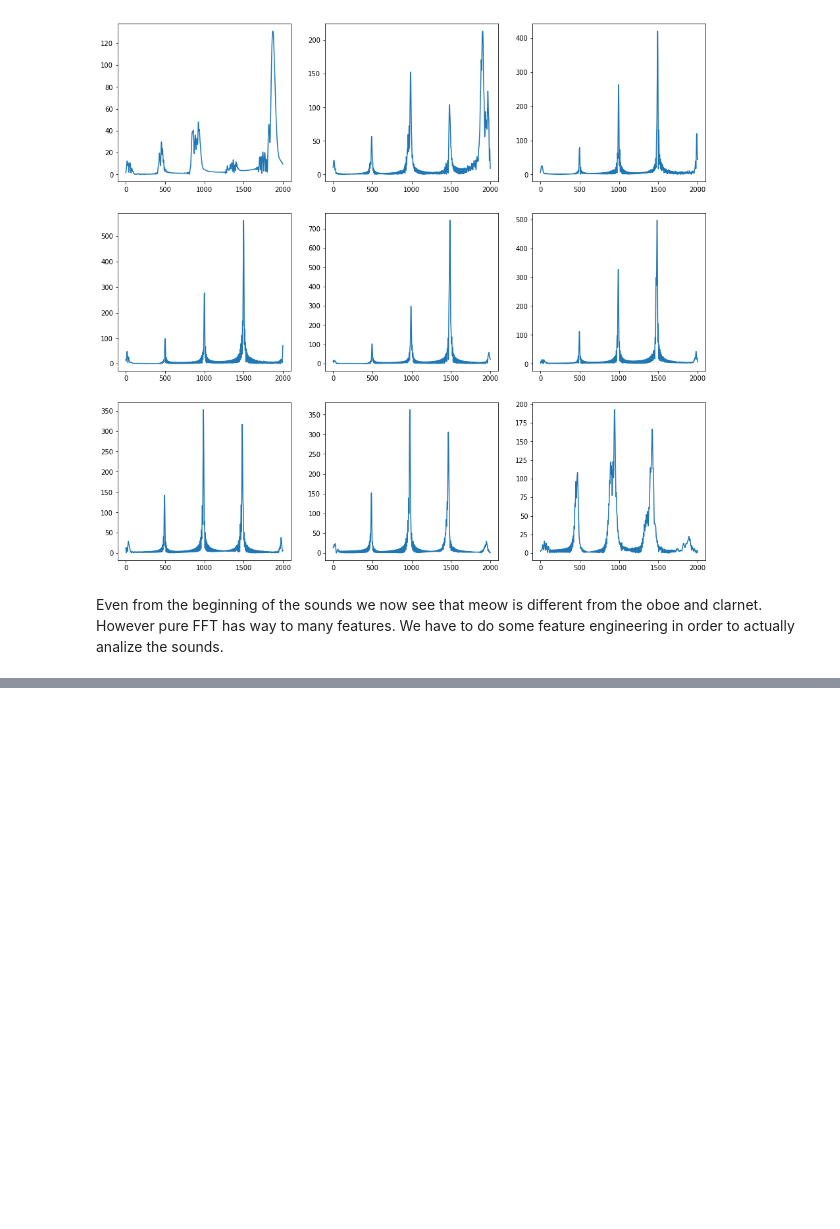
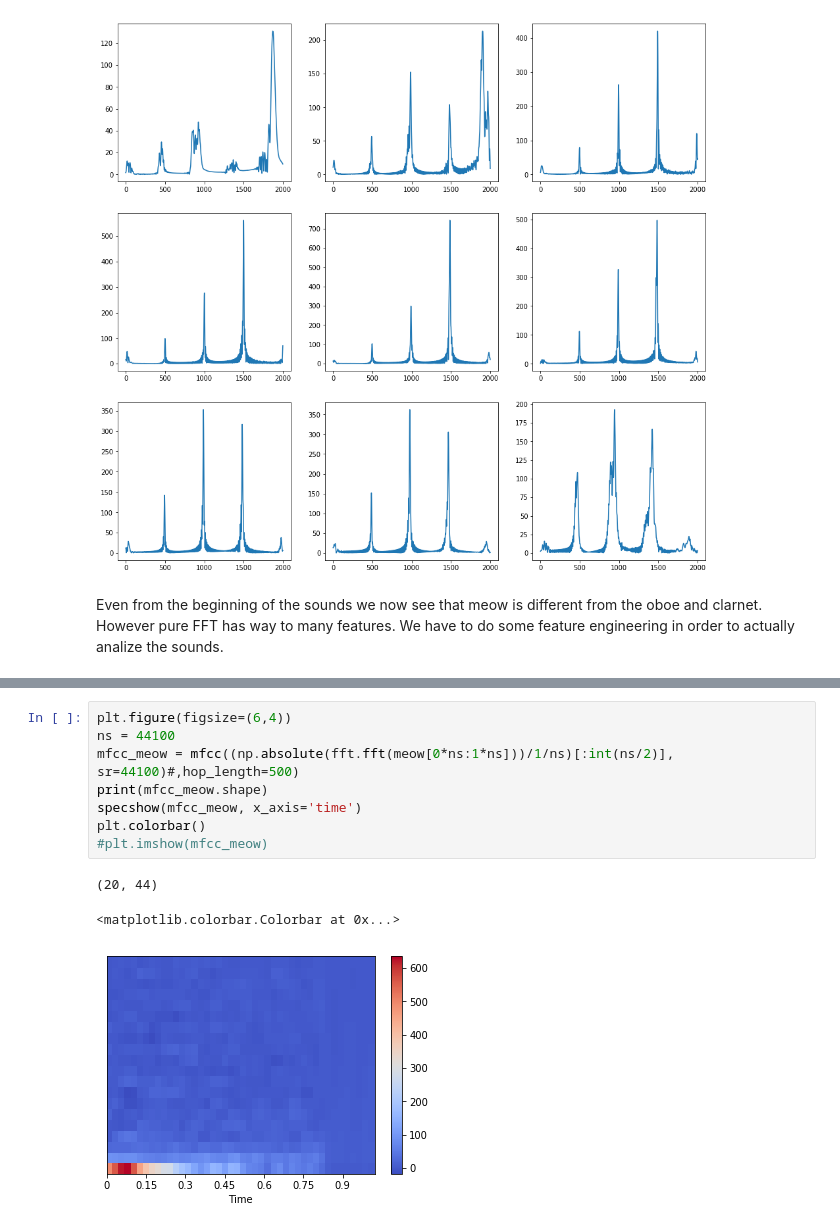
Before and after one commit to gelisa/kaggle_sound, a Jupyter notebook: sandbox.ipynb, the cells around one changed output, grey strips where cells are left out. Cells and saved outputs as stored; diff of their text form; blank space fills up the shorter version.

Commit message:
mfcc added
	modified:   sandbox.ipynb

```diff
--- a/sandbox.ipynb
+++ b/sandbox.ipynb
@@ -180,0 +225,12 @@ Even from the beginning of the sounds we now see that meow is different from the
+# %%
+plt.figure(figsize=(6,4))
+ns = 44100
+mfcc_meow = mfcc((np.absolute(fft.fft(meow[0*ns:1*ns]))/1/ns)[:int(ns/2)], sr=44100)#,hop_length=500)
+print(mfcc_meow.shape)
+specshow(mfcc_meow, x_axis='time')
+plt.colorbar()
+#plt.imshow(mfcc_meow)
+# %% [output]
+(20, 44)
+<matplotlib.colorbar.Colorbar at 0x...>
+[figure, added]
```
Also changed, not shown: parts of 10 cells of this notebook.
